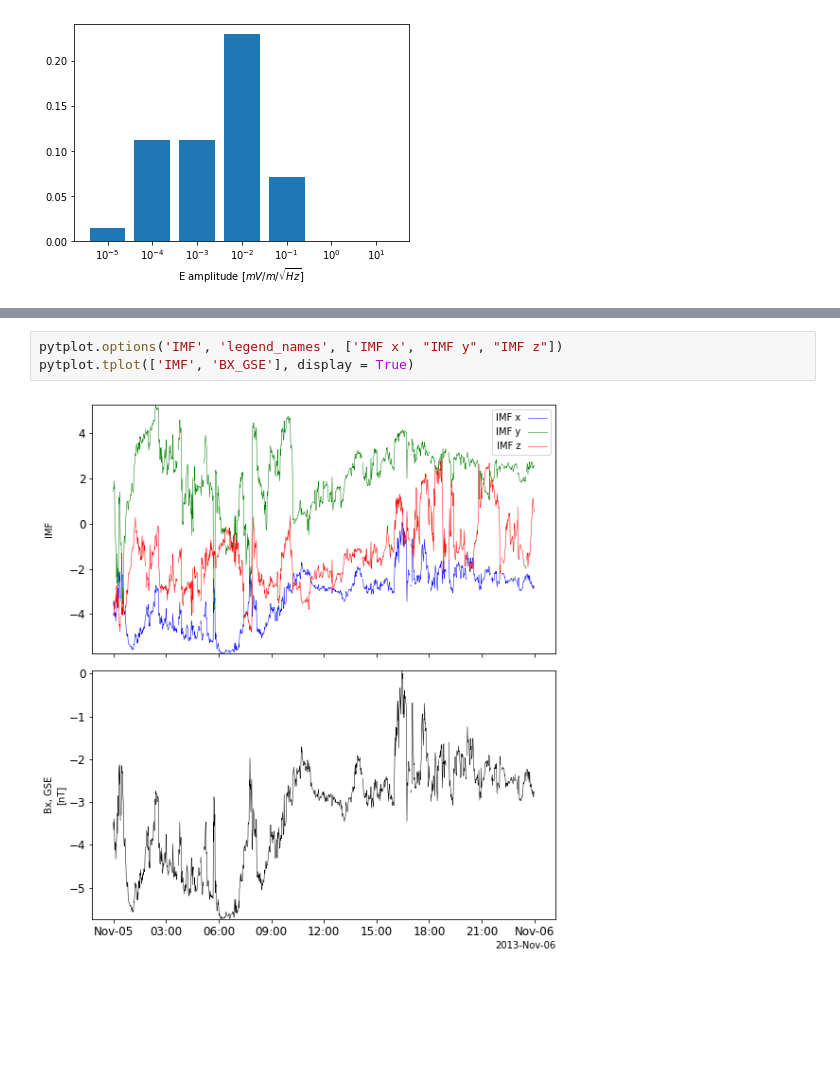
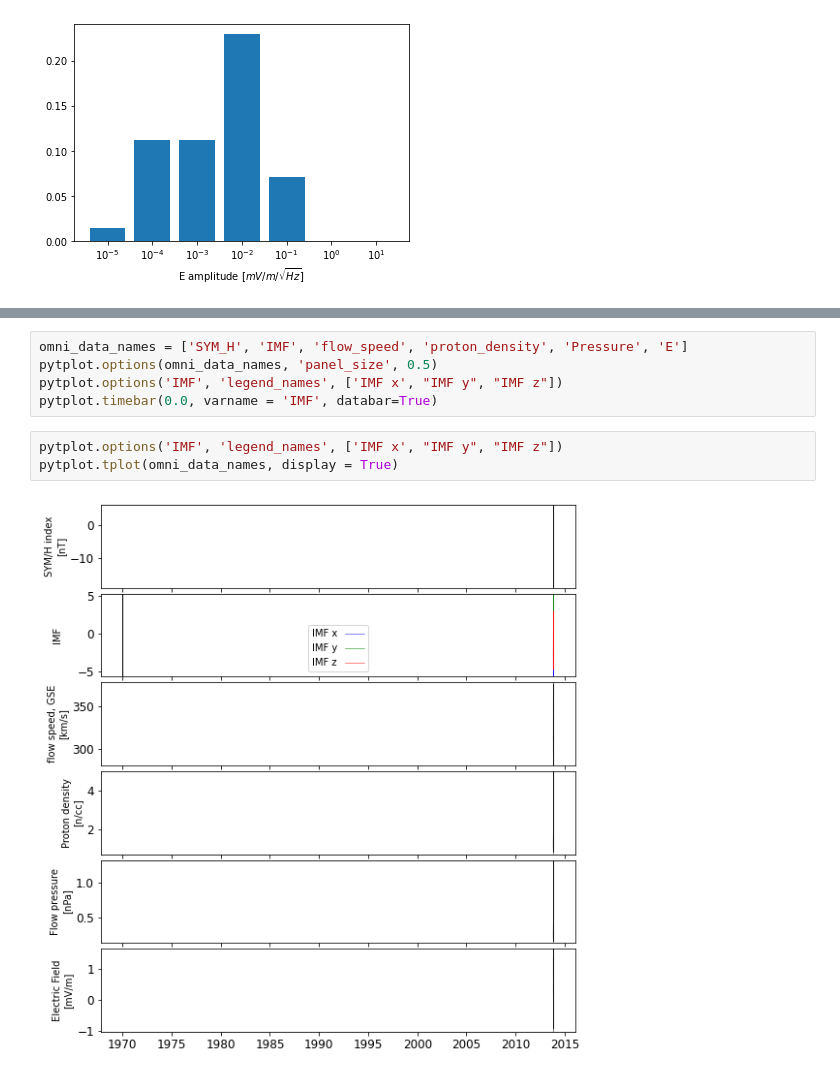
Before and after one commit to shuji-onosawa/Akebono_analysis_old, a Jupyter notebook: VLF_mca/memo.ipynb, the cells around one changed output, grey strips where cells are left out. Cells and saved outputs as stored; diff of their text form; blank space fills up the shorter version.

```diff
--- a/VLF_mca/memo.ipynb
+++ b/VLF_mca/memo.ipynb
@@ -238,5 +200,10 @@ pytplot.tplot_names()
+# %%
+omni_data_names = ['SYM_H', 'IMF', 'flow_speed', 'proton_density', 'Pressure', 'E']
+pytplot.options(omni_data_names, 'panel_size', 0.5)
+pytplot.options('IMF', 'legend_names', ['IMF x', "IMF y", "IMF z"])
+pytplot.timebar(0.0, varname = 'IMF', databar=True)
 # %%
 pytplot.options('IMF', 'legend_names', ['IMF x', "IMF y", "IMF z"])
-pytplot.tplot(['IMF', 'BX_GSE'], display = True)
+pytplot.tplot(omni_data_names, display = True)
 # %% [output]
-[figure, old version]
+[figure, new version]
```
Also changed, not shown: parts of 2 cells of this notebook, 7 other files.
